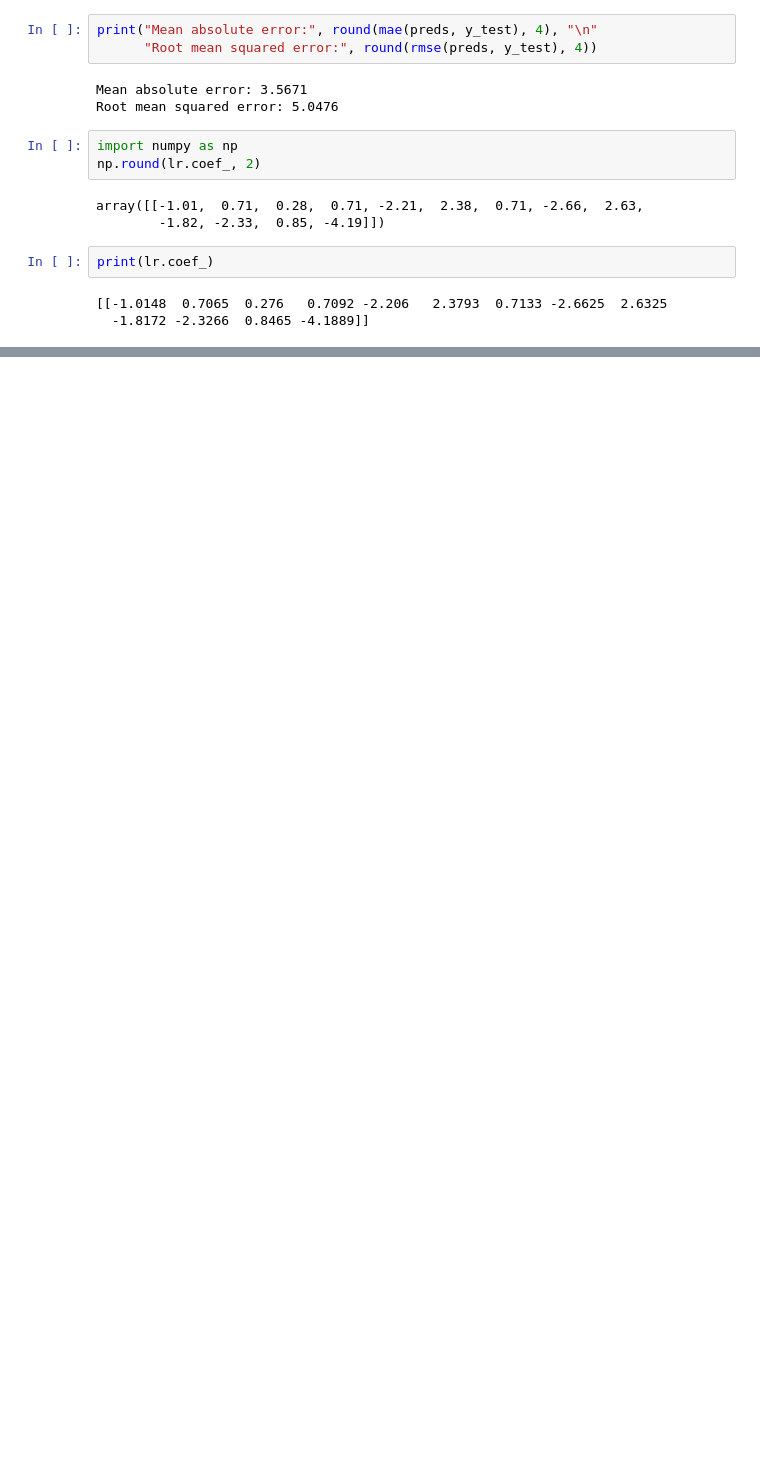
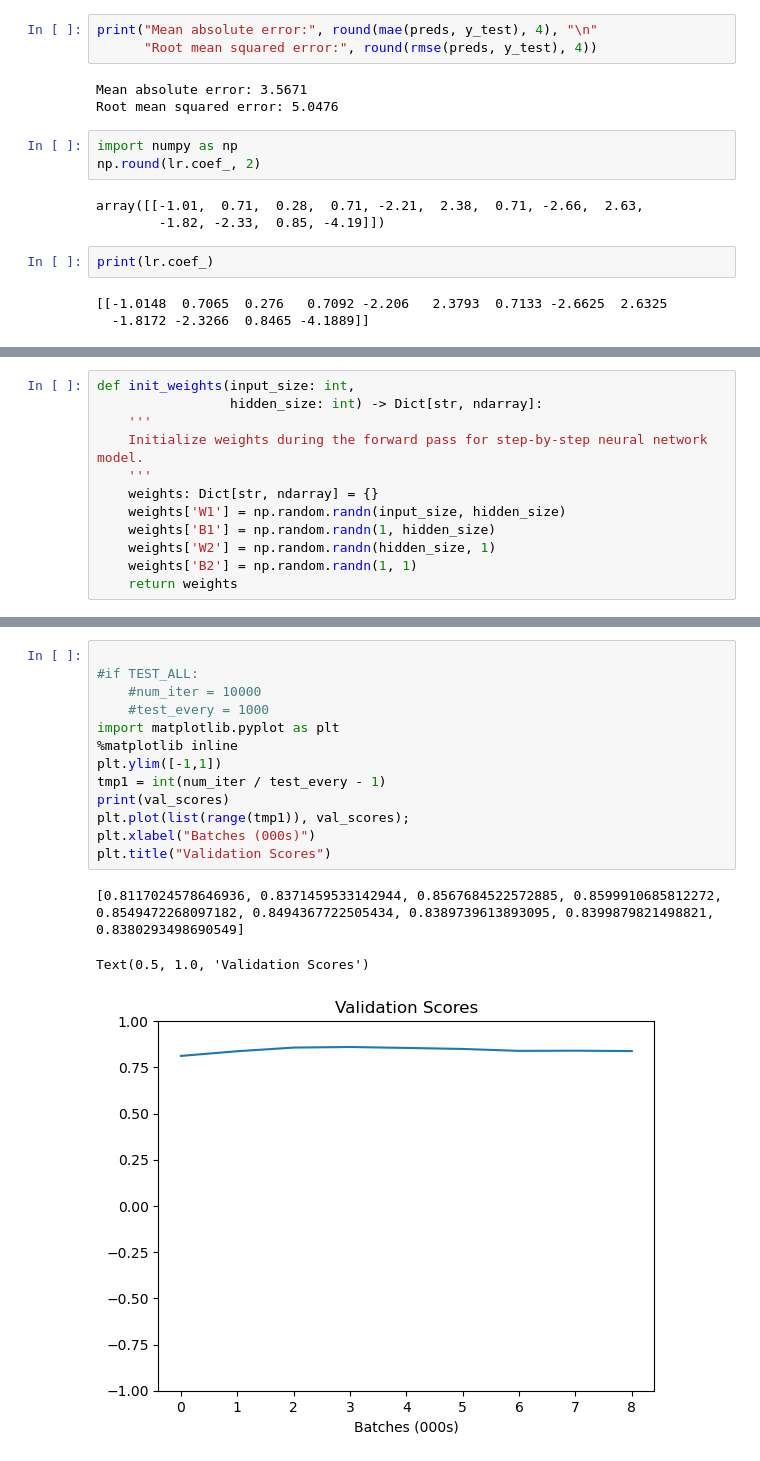
Before and after one commit to vdoom/nn_from_scratch, a Jupyter notebook: NN_from_scratch.ipynb, the cells around one changed output, grey strips where cells are left out. Saved outputs shown, nothing was run; the diff lists cells and outputs as text; blank space fills up the shorter version.

```diff
--- a/NN_from_scratch.ipynb
+++ b/NN_from_scratch.ipynb
@@ -474,0 +507,12 @@ plt.title("Most important feature vs. target and predictions,\n custom linear re
+# %%
+def init_weights(input_size: int,
+                 hidden_size: int) -> Dict[str, ndarray]:
+    '''
+    Initialize weights during the forward pass for step-by-step neural network model.
+    '''
+    weights: Dict[str, ndarray] = {}
+    weights['W1'] = np.random.randn(input_size, hidden_size)
+    weights['B1'] = np.random.randn(1, hidden_size)
+    weights['W2'] = np.random.randn(hidden_size, 1)
+    weights['B2'] = np.random.randn(1, 1)
+    return weights
@@ -474,0 +697,17 @@ plt.title("Most important feature vs. target and predictions,\n custom linear re
+# %%
+
+#if TEST_ALL:
+    #num_iter = 10000
+    #test_every = 1000
+import matplotlib.pyplot as plt
+%matplotlib inline
+plt.ylim([-1,1])
+tmp1 = int(num_iter / test_every - 1)
+print(val_scores)
+plt.plot(list(range(tmp1)), val_scores);
+plt.xlabel("Batches (000s)")
+plt.title("Validation Scores")
+# %% [output]
+[0.8117024578646936, 0.8371459533142944, 0.8567684522572885, 0.8599910685812272, 0.8549472268097182, 0.8494367722505434, 0.8389739613893095, 0.8399879821498821, 0.8380293498690549]
+Text(0.5, 1.0, 'Validation Scores')
+[figure, added]
```
Also changed, not shown: parts of 84 cells of this notebook.
